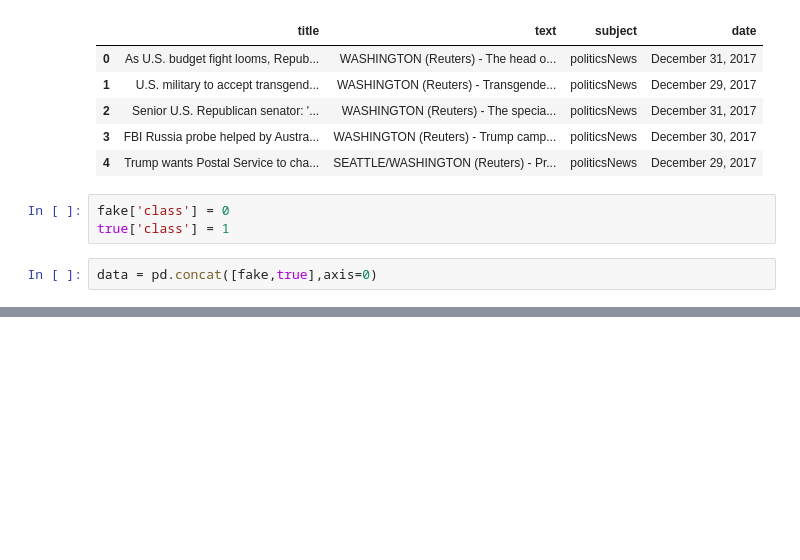
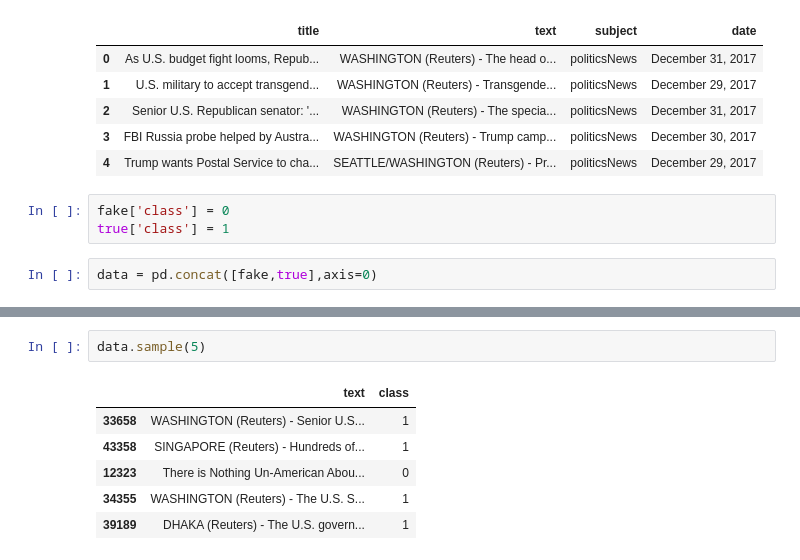
Before and after one commit to HNDeshanSamarathunga/FakeNewsDetection, a Jupyter notebook: app.ipynb, the cells around one changed output, grey strips where cells are left out. Saved outputs shown, nothing was run; the diff lists cells and outputs as text; blank space fills up the shorter version.

```diff
--- a/app.ipynb
+++ b/app.ipynb
@@ -49,0 +70,9 @@ data.sample(10)
+# %%
+data.sample(5)
+# %% [output]
+|  | text | class |
+| 33658 | WASHINGTON (Reuters) - Senior U.S... | 1 |
+| 43358 | SINGAPORE (Reuters) - Hundreds of... | 1 |
+| 12323 | There is Nothing Un-American Abou... | 0 |
+| 34355 | WASHINGTON (Reuters) - The U.S. S... | 1 |
+| 39189 | DHAKA (Reuters) - The U.S. govern... | 1 |
```
Also changed, not shown: parts of 11 cells of this notebook.
